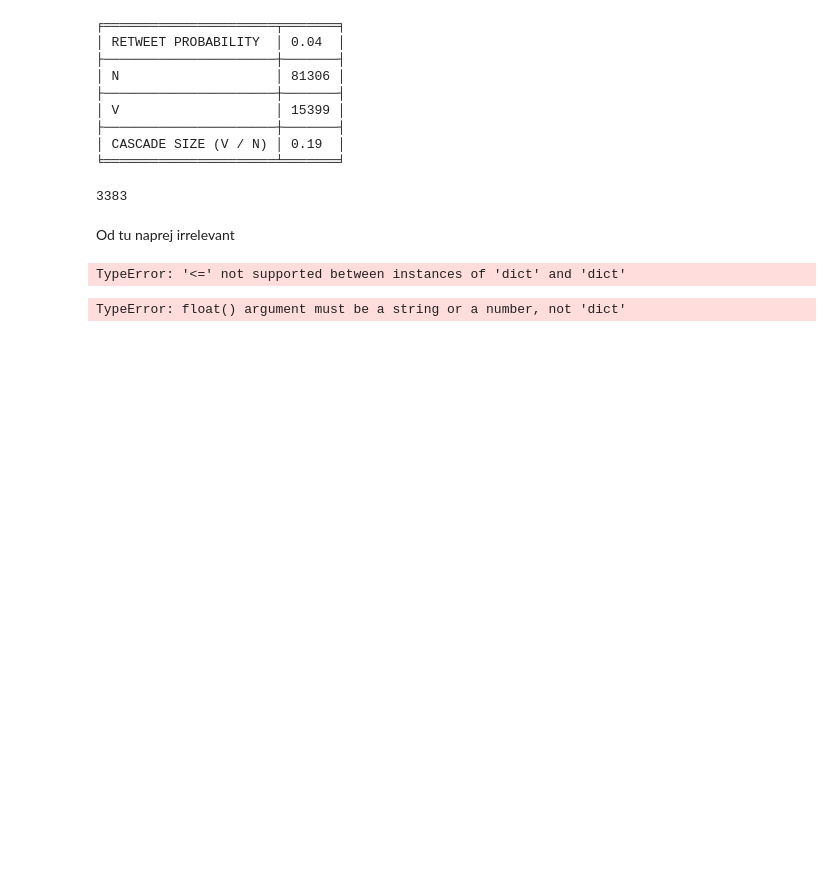
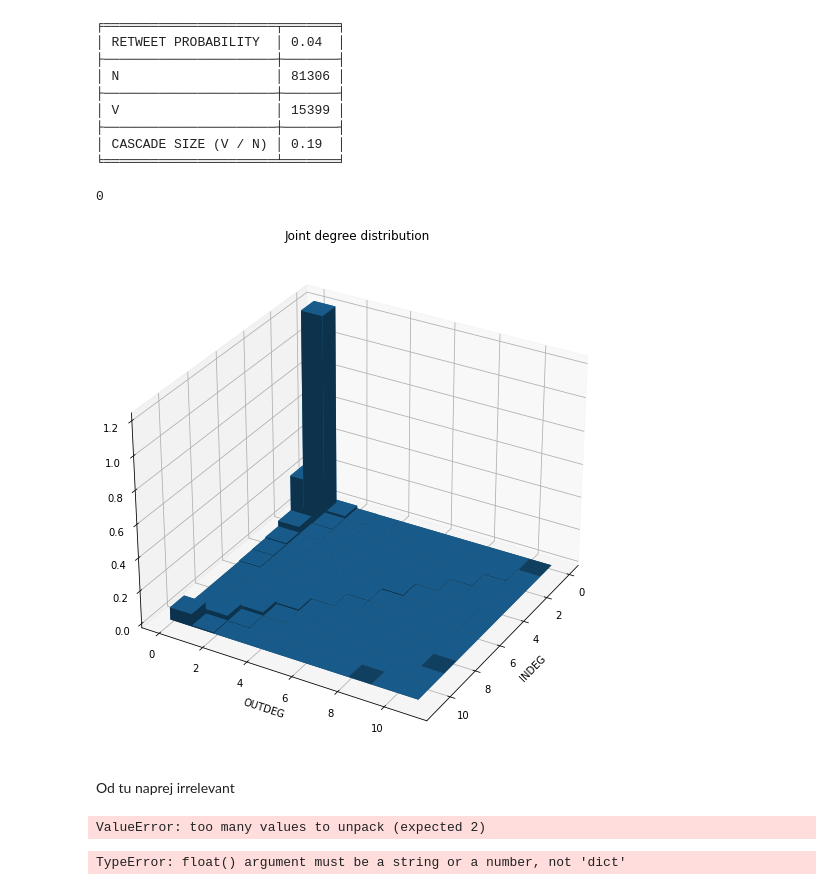
Before and after one commit to mbombek/ina_project, a Jupyter notebook: runner.ipynb, the cells around one changed output. Saved outputs shown, nothing was run; the diff lists cells and outputs as text; code cells hidden in the pictures; blank space fills up the shorter version.

Commit message:
Plot

```diff
--- a/runner.ipynb
+++ b/runner.ipynb
@@ -90,10 +90,49 @@ def joint_degree_distribution(G):
     return outer_dict
 
 jdd = joint_degree_distribution(G)
-# %%
-print(max(list(map(lambda x: x[1], G.in_degree(G.nodes)))))
-# %% [output]
-3383
+# %%
+18 // 20
+# %% [output]
+0
+# %%
+import numpy as np
+import matplotlib.pyplot as plt
+
+max_in = max(list(map(lambda x: x[1], G.in_degree(G.nodes))))
+max_out = max(list(map(lambda x: x[1], G.out_degree(G.nodes))))
+max_in, max_out
+
+fig = plt.figure(figsize=(20, 10))
+ax = fig.add_subplot(121, projection='3d')
+
+size = 30
+x_step = max_in // size
+y_step = max_out // size
+_x = np.arange(size + 1)
+_y = np.arange(size + 1)
+_xx, _yy = np.meshgrid(_x, _y)
+x, y = _xx.ravel(), _yy.ravel()
+ax.set_xlabel("INDEG")
+ax.set_ylabel("OUTDEG")
+
+z = np.zeros_like(x)
+for i in jdd.keys():
+    t = jdd[i]
+    for key, val in jdd[i].items():
+        a = i // y_step
+        b = key // x_step
+        z[a + b * size] += val
+
+bottom = np.zeros_like(z)
+width = depth = 1
+
+ax.bar3d(x, y, bottom, width, depth, z, shade=True)
+ax.set_title("Joint degree distribution")
+ax.azim = 30
+
+plt.show()
+# %% [output]
+[figure, added]
 # %% [markdown]
 Od tu naprej irrelevant
 # %%
@@ -127,7 +166,7 @@ def inter_hist(ivls, n_bins = 10):
 intervals = np.array([x,y,z])
 inter_hist(intervals)
 # %% [output]
-TypeError: '<=' not supported between instances of 'dict' and 'dict'
+ValueError: too many values to unpack (expected 2)
 # %%
 x = []
 y = []
```
